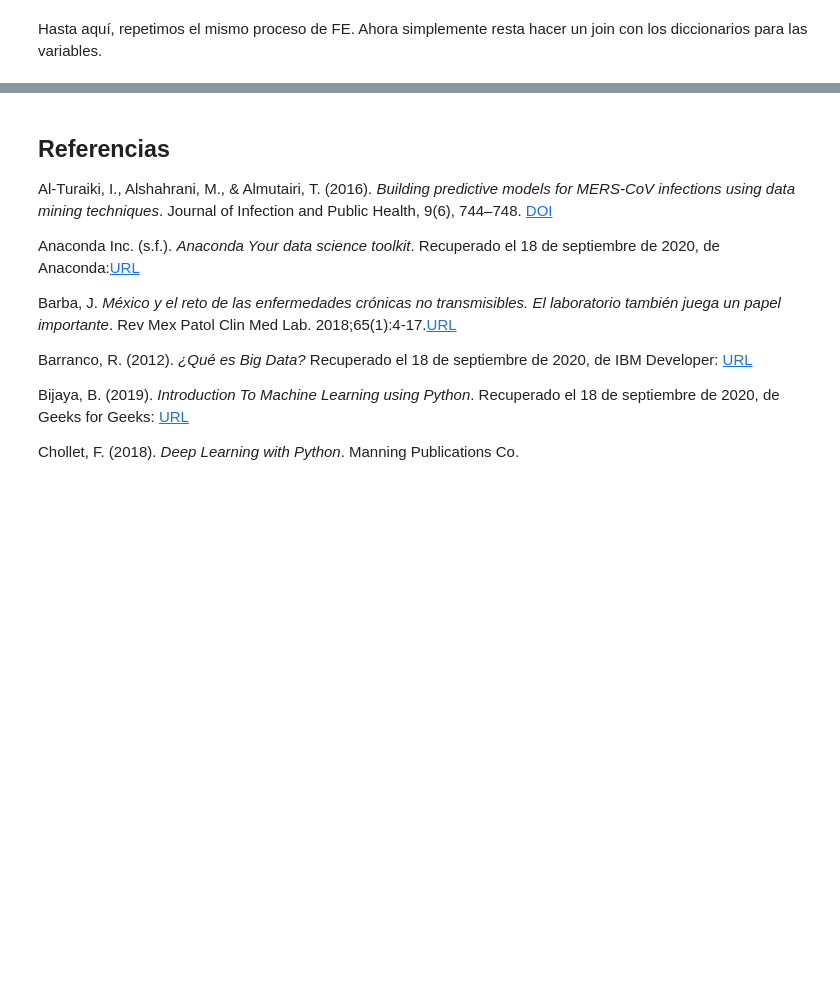
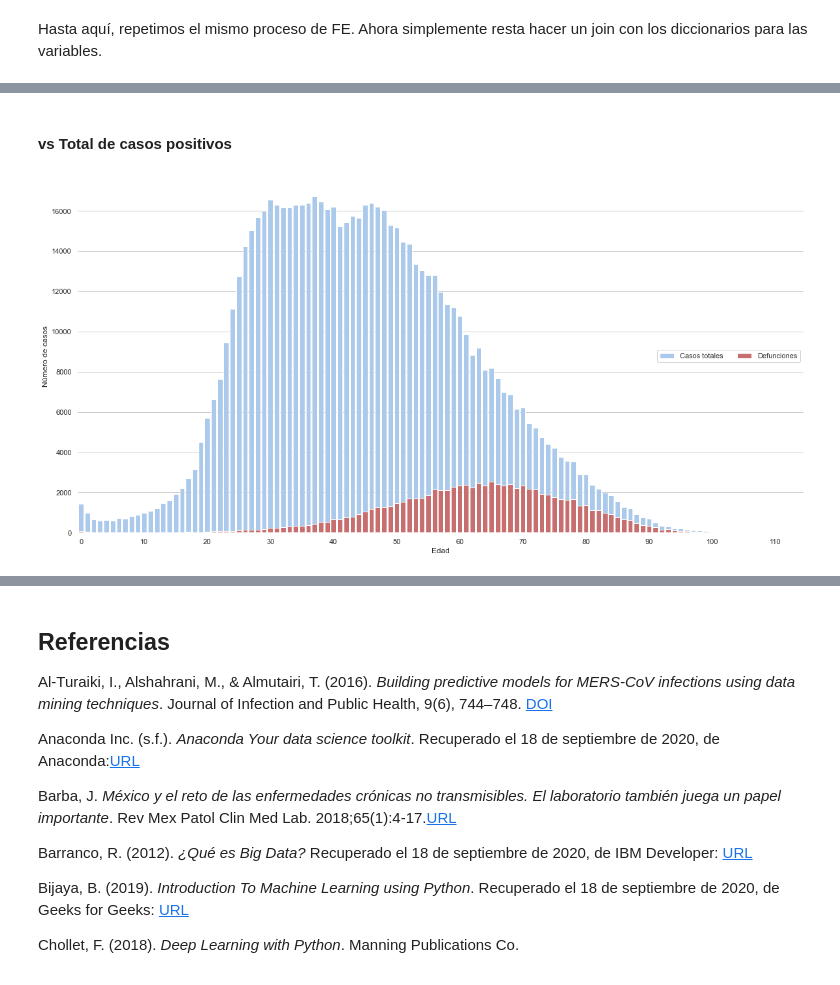
Before and after one commit to JaimeSolisS/Covid-Survival-Analysis, a Jupyter notebook: Proyecto ML TC2006.ipynb, the cells around one changed output, grey strips where cells are left out. Drawn from its saved outputs; the diff is of its cells as text; code cells hidden in the pictures; blank space fills up the shorter version.

```diff
--- a/Proyecto ML TC2006.ipynb
+++ b/Proyecto ML TC2006.ipynb
@@ -1280,0 +1328,34 @@ eda.to_csv('./dataset/covidEDA.csv', index=False)
+# %% [markdown]
+#### vs Total de casos positivos
+# %%
+gra = eda[['EDAD', 'DEFUNCION']].copy()
+gra['Total'] = 1
+gra['DEFUNCION'] = gra['DEFUNCION'].replace('SI', 1)
+gra['DEFUNCION'] = gra['DEFUNCION'].replace('NO', 0)
+gra = gra.groupby(['EDAD']).sum().reset_index()
+
+# Inicializar la figur
+f, ax = plt.subplots(figsize=(20, 10))
+
+# TOTAL DE CASOS
+sns.set_color_codes("pastel")
+sns.barplot(x="EDAD", y="Total", data=gra,
+            label="Casos totales", color="b")
+
+# FALLECIMIENTOS
+sns.set_color_codes("muted")
+sns.barplot(x="EDAD", y="DEFUNCION", data=gra,
+            label="Defunciones", color="r")
+
+#RANGO DE EJE
+import matplotlib.ticker as ticker
+ax.xaxis.set_major_locator(ticker.MultipleLocator(10))
+ax.xaxis.set_major_formatter(ticker.ScalarFormatter())
+
+# LEYENDA
+ax.legend(ncol=2, loc="center right", frameon=True)
+ax.set( ylabel="Número de casos",
+       xlabel="Edad")
+sns.despine(left=True, bottom=True)
+# %% [output]
+[figure, added]
```
Also changed, not shown: parts of 78 cells of this notebook, 1 other file.
